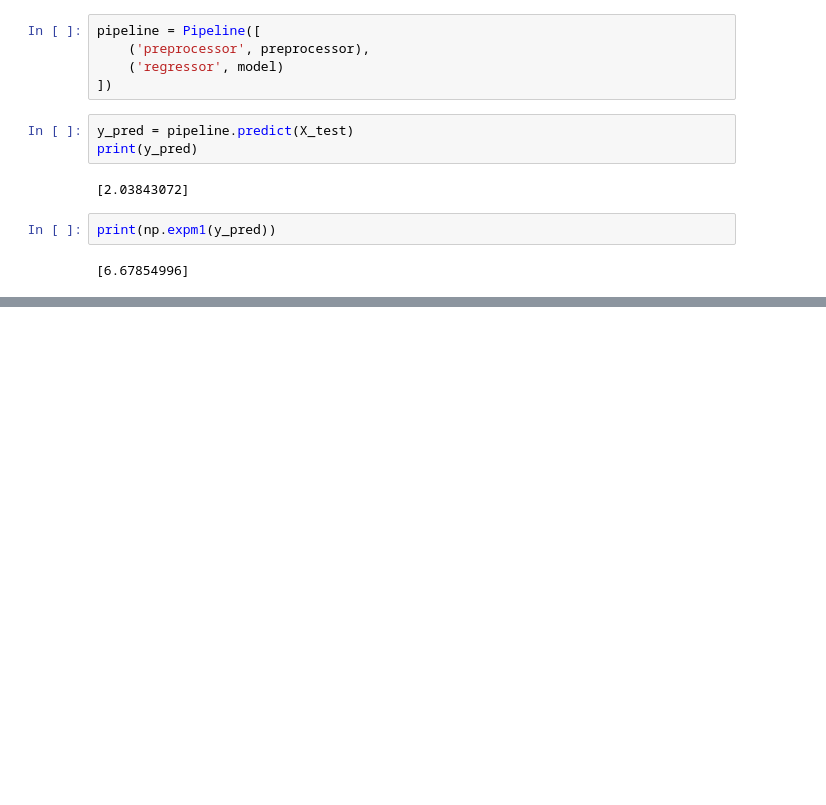
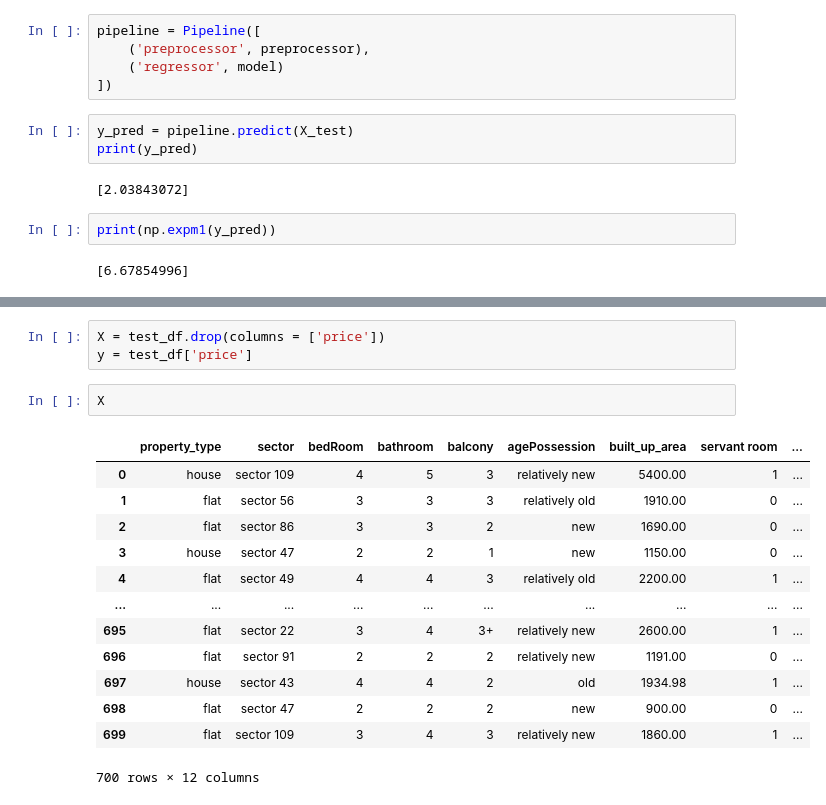
Before and after one commit to akshaypratap008/Real-Estate-Project, a Jupyter notebook: notebooks/model-training-and-model-selection/model_testing.ipynb, the cells around one changed output, grey strips where cells are left out. Saved outputs shown, nothing was run; the diff lists cells and outputs as text; blank space fills up the shorter version.

```diff
--- a/notebooks/model-training-and-model-selection/model_testing.ipynb
+++ b/notebooks/model-training-and-model-selection/model_testing.ipynb
@@ -40,0 +59,19 @@ print(np.expm1(y_pred))
+# %%
+X = test_df.drop(columns = ['price'])
+y = test_df['price']
+# %%
+X
+# %% [output]
+|  | property_type | sector | bedRoom | bathroom | balcony | agePossession | built_up_area | servant room | ... |
+| 0 | house | sector 109 | 4 | 5 | 3 | relatively new | 5400.00 | 1 | ... |
+| 1 | flat | sector 56 | 3 | 3 | 3 | relatively old | 1910.00 | 0 | ... |
+| 2 | flat | sector 86 | 3 | 3 | 2 | new | 1690.00 | 0 | ... |
+| 3 | house | sector 47 | 2 | 2 | 1 | new | 1150.00 | 0 | ... |
+| 4 | flat | sector 49 | 4 | 4 | 3 | relatively old | 2200.00 | 1 | ... |
+| ... | ... | ... | ... | ... | ... | ... | ... | ... | ... |
+| 695 | flat | sector 22 | 3 | 4 | 3+ | relatively new | 2600.00 | 1 | ... |
+| 696 | flat | sector 91 | 2 | 2 | 2 | relatively new | 1191.00 | 0 | ... |
+| 697 | house | sector 43 | 4 | 4 | 2 | old | 1934.98 | 1 | ... |
+| 698 | flat | sector 47 | 2 | 2 | 2 | new | 900.00 | 0 | ... |
+| 699 | flat | sector 109 | 3 | 4 | 3 | relatively new | 1860.00 | 1 | ... |
+700 rows × 12 columns
```
Also changed, not shown: parts of 11 cells of this notebook, 5 other files.
